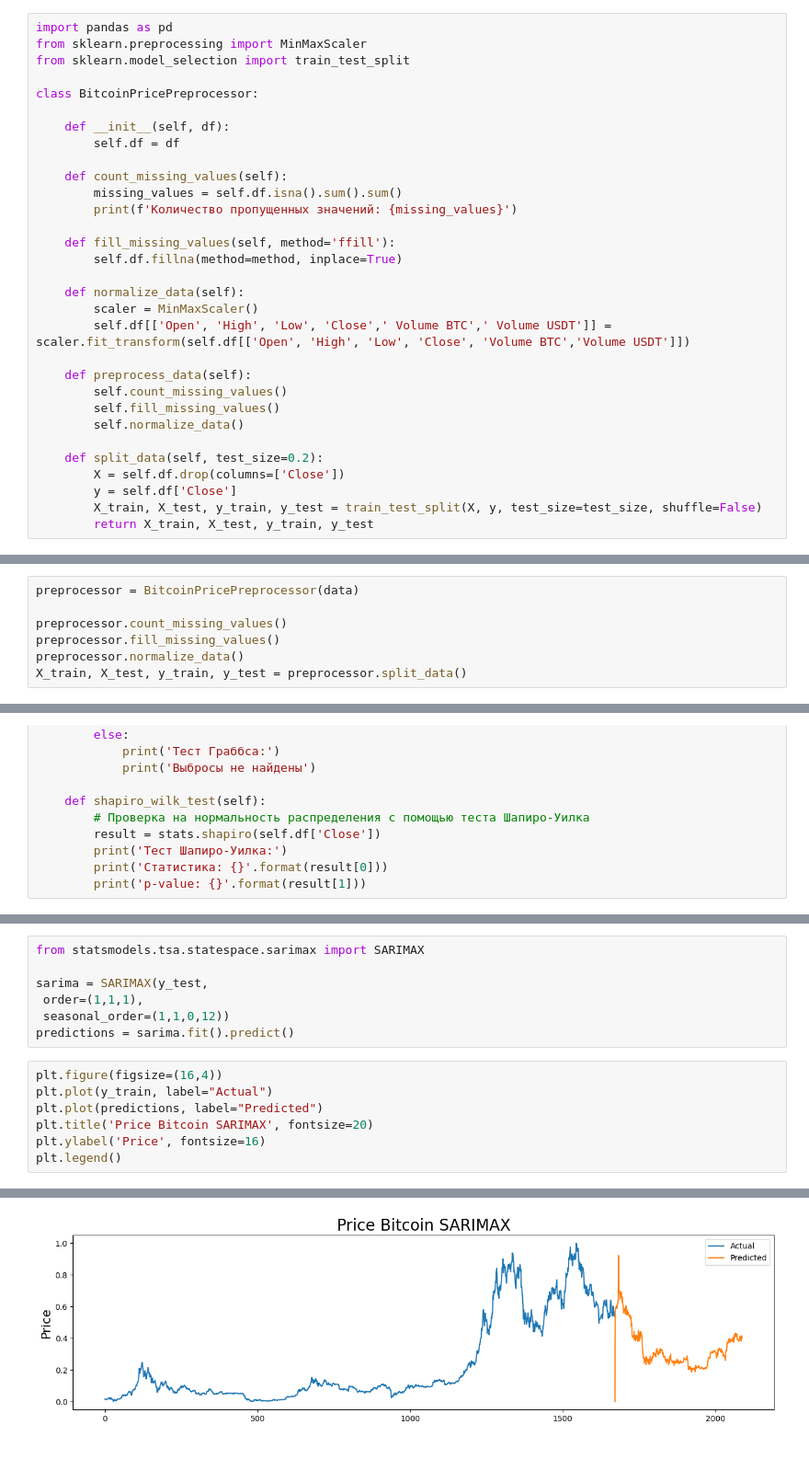
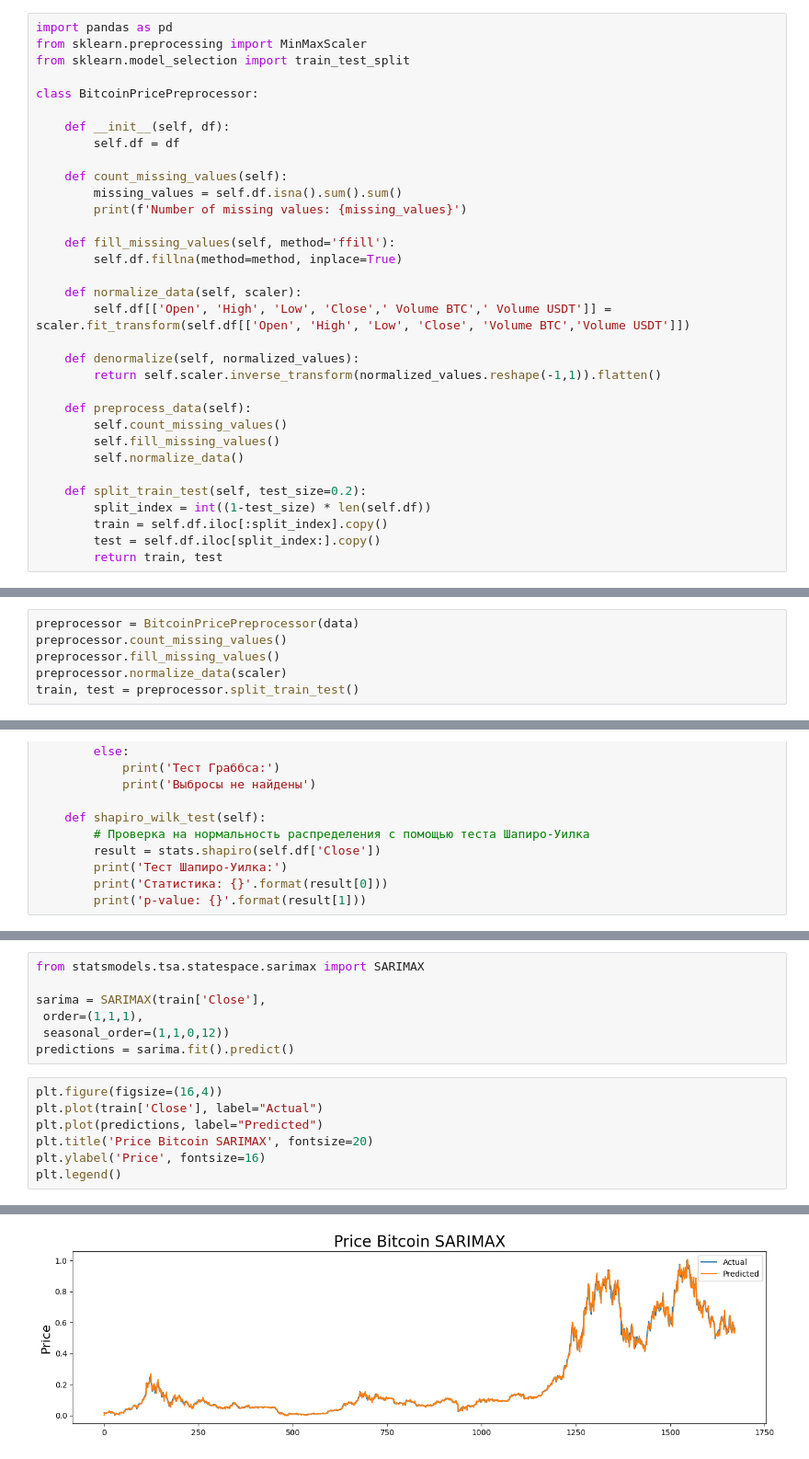
Before and after one commit to MeikoFudo/CoursePaper, a Jupyter notebook: Sarima.ipynb, the cells around one changed output, grey strips where cells are left out. Shown at 92% size. Drawn from its saved outputs; the diff is of its cells as text.

```diff
--- a/Sarima.ipynb
+++ b/Sarima.ipynb
@@ -207,22 +223,24 @@ class BitcoinPricePreprocessor:
 
     def count_missing_values(self):
         missing_values = self.df.isna().sum().sum()
-        print(f'Количество пропущенных значений: {missing_values}')
+        print(f'Number of missing values: {missing_values}')
 
     def fill_missing_values(self, method='ffill'):
         self.df.fillna(method=method, inplace=True)
 
-    def normalize_data(self):
-        scaler = MinMaxScaler()
+    def normalize_data(self, scaler):
         self.df[['Open', 'High', 'Low', 'Close',' Volume BTC','	Volume USDT']] = scaler.fit_transform(self.df[['Open', 'High', 'Low', 'Close', 'Volume BTC','Volume USDT']])
+
+    def denormalize(self, normalized_values):
+        return self.scaler.inverse_transform(normalized_values.reshape(-1,1)).flatten()
 
     def preprocess_data(self):
         self.count_missing_values()
         self.fill_missing_values()
         self.normalize_data()
 
-    def split_data(self, test_size=0.2):
-        X = self.df.drop(columns=['Close'])
-        y = self.df['Close']
-        X_train, X_test, y_train, y_test = train_test_split(X, y, test_size=test_size, shuffle=False)
-        return X_train, X_test, y_train, y_test
+    def split_train_test(self, test_size=0.2):
+        split_index = int((1-test_size) * len(self.df))
+        train = self.df.iloc[:split_index].copy()
+        test = self.df.iloc[split_index:].copy()
+        return train, test
@@ -229,8 +249,7 @@ class BitcoinPricePreprocessor:
 # %%
 preprocessor = BitcoinPricePreprocessor(data)
-
 preprocessor.count_missing_values()
 preprocessor.fill_missing_values()
-preprocessor.normalize_data()
-X_train, X_test, y_train, y_test = preprocessor.split_data()
+preprocessor.normalize_data(scaler)
+train, test = preprocessor.split_train_test()
 # %% [output]
@@ -338,20 +342,20 @@ p-value: 3.6181526348866777e-42
 # %%
 from statsmodels.tsa.statespace.sarimax import SARIMAX
 
-sarima = SARIMAX(y_test,
+sarima = SARIMAX(train['Close'],
  order=(1,1,1),
  seasonal_order=(1,1,0,12))
 predictions = sarima.fit().predict()
 # %%
 plt.figure(figsize=(16,4))
-plt.plot(y_train, label="Actual")
+plt.plot(train['Close'], label="Actual")
 plt.plot(predictions, label="Predicted")
 plt.title('Price Bitcoin SARIMAX', fontsize=20)
 plt.ylabel('Price', fontsize=16)
 plt.legend()
 # %% [output]
 <matplotlib.legend.Legend at 0x...>
-[figure, old version]
+[figure, new version]
 # %%
 from sklearn.metrics import mean_squared_error, mean_absolute_error
 
```
Also changed, not shown: parts of 17 cells of this notebook.
